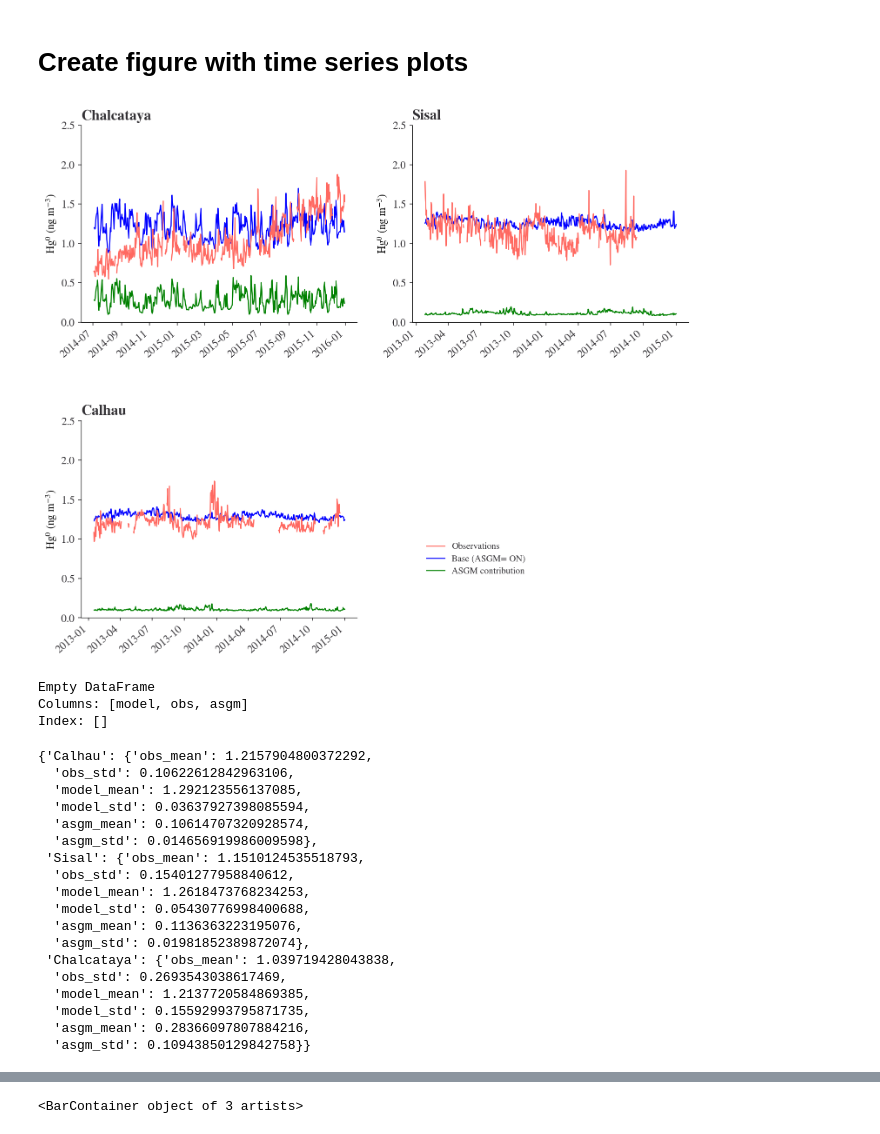
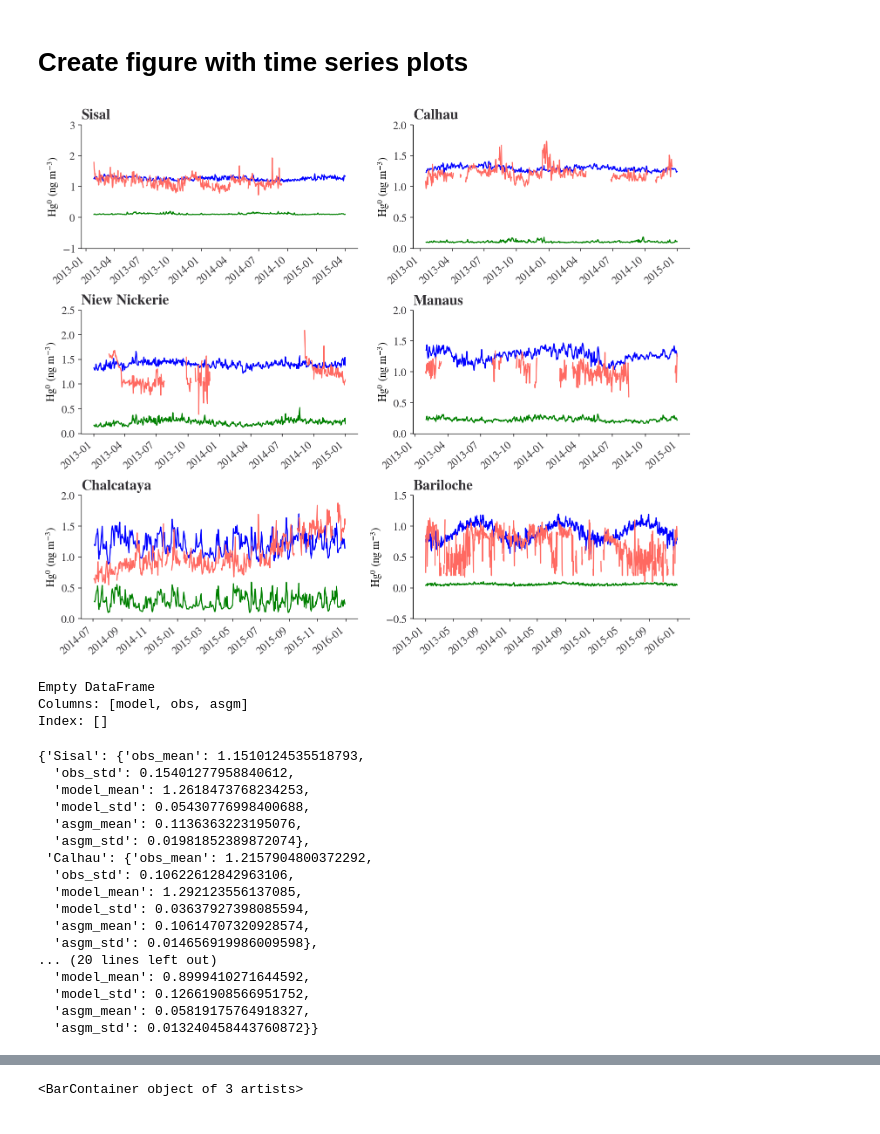
Before and after one commit to Shakes-tzd/MIT_TPP_thesis, a Jupyter notebook: JPnotebooks/LATAM GMOS Sites_Obs v Model.ipynb, the cells around one changed output, grey strips where cells are left out. Drawn from its saved outputs; the diff is of its cells as text; code cells hidden in the pictures.

```diff
--- a/JPnotebooks/LATAM GMOS Sites_Obs v Model.ipynb
+++ b/JPnotebooks/LATAM GMOS Sites_Obs v Model.ipynb
@@ -277,7 +327,7 @@ def get_model_obs(site_str): #get model and observation data
 # %% [markdown]
 ## Sanity Check
 # %%
-obs_Hg0, model_Hg0, model_Hg0_ASGM = get_model_obs('NIK')
+obs_Hg0, model_Hg0, model_Hg0_ASGM = get_model_obs('MAN')
 print('Observations')
 print(obs_Hg0.head(5))
 print('\nRefference Simulation')
@@ -478,11 +528,11 @@ def scatter_plot_data(site):#BAR,CAL,CST, MAN,NIK, SIS, CHC
 
     fname={'CAL':'Calhau','CST':'Celestun', 'MAN':'Manaus','NIK':'Niew Nickerie','SIS':'Sisal', 'CHC':'Chalcataya','BAR':'Bariloche'}
     if site=='CHC':
-        start_dt= '2014-07-03'
+        start_dt= '2013-01-01'
         end_dt= '2016-01-01'
     else:
         start_dt= '2013-01-01'
-        end_dt= '2015-01-01'
+        end_dt= '2016-01-01'
     obs, model, asgm =prep_plot(site)
     df_combined             =model.to_frame()
     df_combined.columns     =['model']
@@ -527,11 +577,11 @@ def plot_data(site):#BAR,CAL,CST, MAN,NIK, SIS, CHC
 
     fname={'CAL':'Calhau','CST':'Celestun', 'MAN':'Manaus','NIK':'Niew Nickerie','SIS':'Sisal', 'CHC':'Chalcataya','BAR':'Bariloche'}
     if site=='CHC':
-        start_dt= '2014-07-03'
+        start_dt= '2013-01-01'
         end_dt= '2016-01-01'
     else:
         start_dt= '2013-01-01'
-        end_dt= '2015-01-01'
+        end_dt= '2016-01-01'
     obs, model, asgm =prep_plot(site)
     model=model.to_frame().loc[start_dt:end_dt]
     asgm=asgm.to_frame().loc[start_dt:end_dt]
@@ -543,7 +593,7 @@ def plot_data(site):#BAR,CAL,CST, MAN,NIK, SIS, CHC
 
     axes[position[site][0],position[site][1]].set_ylabel('Hg$^0$ (ng m$^{-3}$)')
     axes[position[site][0],position[site][1]].set_xlabel('')
-    axes[position[site][0],position[site][1]].set_ylim(0, 2.5)
+    # axes[position[site][0],position[site][1]].set_ylim(0, 2.5)
 
     #set the x ticks to be the month of the year and rotate the labels
     #axes[position[site][0],position[site][1]].xaxis.set_major_locator(mdates.MonthLocator())
@@ -555,8 +605,8 @@ def plot_data(site):#BAR,CAL,CST, MAN,NIK, SIS, CHC
     axes[position[site][0],position[site][1]].set_title(fname[site],fontweight='bold')
     #f.savefig('Figures/obs_model_' + sitenm + '.pdf',bbox_inches = 'tight')
 # %%
-fig,axes = plt.subplots(nrows=2,ncols=2,figsize=(12,10),gridspec_kw={'wspace':0.2,'hspace':0.5})#'width_ratios':[3, 2],
-position = {'CAL':[1,1],'CAL':[1,0], 'SIS':[0,1], 'CHC':[0,0]} # exclude bariloche 'BAR':[2,1],
+fig,axes = plt.subplots(nrows=3,ncols=2,figsize=(13,10),gridspec_kw={'wspace':0.2,'hspace':0.5})#'width_ratios':[3, 2],
+position = {'BAR':[2,1],'CHC':[2,0],'MAN':[1,1],'NIK':[1,0], 'CAL':[0,1], 'SIS':[0,0]} # exclude bariloche 'BAR':[2,1],
 lines = []
 labels = []
 for gsite in position.keys():
@@ -569,7 +619,7 @@ for ax in fig.axes:
     labels.extend(Label)
 
 from collections import OrderedDict
-fig.delaxes(axes[1][1])
+#fig.delaxes(axes[1][1])
 # by_label = OrderedDict(zip(labels, lines))
 # ulabels=['Observations','Base (ASGM= ON)','ASGM contribution']
 # ulines=[by_label[ulabels[0]],by_label[ulabels[1]],by_label[ulabels[2]]]
@@ -583,31 +633,31 @@ plt.show()
 # %% [markdown]
 # Create figure with time series plots
 # %%
-fig,axes = plt.subplots(nrows=2,ncols=2,figsize=(12,10),gridspec_kw={'wspace':0.2,'hspace':0.5})#'width_ratios':[3, 2],
-position = {'CAL':[1,1],'CAL':[1,0], 'SIS':[0,1], 'CHC':[0,0]} # exclude bariloche 'BAR':[2,1],
+fig,axes = plt.subplots(nrows=3,ncols=2,figsize=(12,10),gridspec_kw={'wspace':0.2,'hspace':0.5})#'width_ratios':[3, 2],
+position = {'BAR':[2,1],'CHC':[2,0],'MAN':[1,1],'NIK':[1,0], 'CAL':[0,1], 'SIS':[0,0]} #
 lines = []
 labels = []
 for gsite in position.keys():
     plot_data(gsite)
 
 for ax in fig.axes:
     Line, Label = ax.get_legend_handles_labels()
     # print(Label)
     lines.extend(Line)
     labels.extend(Label)
 
 from collections import OrderedDict
-fig.delaxes(axes[1][1])
+#fig.delaxes(axes[1][1])
 by_label = OrderedDict(zip(labels, lines))
 ulabels=['Observations','Base (ASGM= ON)','ASGM contribution']
 ulines=[by_label[ulabels[0]],by_label[ulabels[1]],by_label[ulabels[2]]]
-fig.legend(ulines, ulabels,frameon=False,  bbox_to_anchor=(0.7, 0.25))#,ncol=6
+#fig.legend(ulines, ulabels,frameon=False,  bbox_to_anchor=(0.7, 0.25))#,ncol=6
 name='GMOS_Sites.pdf'
 savepath='/home/tzd/fs03/d1/tzd/Data_analysis/MIT_TPP_thesis/figures/GMOS_Sites/'+name
 fig.savefig(savepath,bbox_inches='tight')
 plt.show()
 # %% [output]
-[figure, old version]
+[figure, new version]
 # %%
 
 def get_year_average(site):#BAR,CAL,CST, MAN,NIK, SIS, CHC
@@ -658,31 +708,30 @@ Index: []
 
 import seaborn as sns
 # %%
-fname={'CAL':'Calhau', 'SIS':'Sisal', 'CHC':'Chalcataya'}
+fname={'SIS':'Sisal','CAL':'Calhau','NIK':'Niew Nickerie', 'MAN':'Manaus', 'CHC':'Chalcataya','BAR':'Bariloche'}
 my_mmeans={}
 for site in fname.keys():
     name,obs_mean,obs_std, model_mean,model_std,asgm_mean,asgm_std =get_year_average(site)
     my_mmeans[name] ={'obs_mean':obs_mean,'obs_std':obs_std,'model_mean':model_mean,'model_std':model_std,'asgm_mean':asgm_mean,'asgm_std':asgm_std}
 my_mmeans
 # %% [output]
-{'Calhau': {'obs_mean': 1.2157904800372292,
+{'Sisal': {'obs_mean': 1.1510124535518793,
+  'obs_std': 0.15401277958840612,
+  'model_mean': 1.2618473768234253,
+  'model_std': 0.05430776998400688,
+  'asgm_mean': 0.1136363223195076,
+  'asgm_std': 0.01981852389872074},
+ 'Calhau': {'obs_mean': 1.2157904800372292,
   'obs_std': 0.10622612842963106,
   'model_mean': 1.292123556137085,
   'model_std': 0.03637927398085594,
   'asgm_mean': 0.10614707320928574,
   'asgm_std': 0.014656919986009598},
- 'Sisal': {'obs_mean': 1.1510124535518793,
-  'obs_std': 0.15401277958840612,
-  'model_mean': 1.2618473768234253,
-  'model_std': 0.05430776998400688,
-  'asgm_mean': 0.1136363223195076,
-  'asgm_std': 0.01981852389872074},
- 'Chalcataya': {'obs_mean': 1.039719428043838,
-  'obs_std': 0.2693543038617469,
-  'model_mean': 1.2137720584869385,
-  'model_std': 0.15592993795871735,
-  'asgm_mean': 0.28366097807884216,
-  'asgm_std': 0.10943850129842758}}
+... (20 lines left out)
+  'model_mean': 0.8999410271644592,
+  'model_std': 0.12661908566951752,
+  'asgm_mean': 0.05819175764918327,
+  'asgm_std': 0.013240458443760872}}
 # %%
 pd.DataFrame(my_mmeans)
 # %% [output]
```
Also changed, not shown: parts of 12 cells of this notebook, 3 other files.
